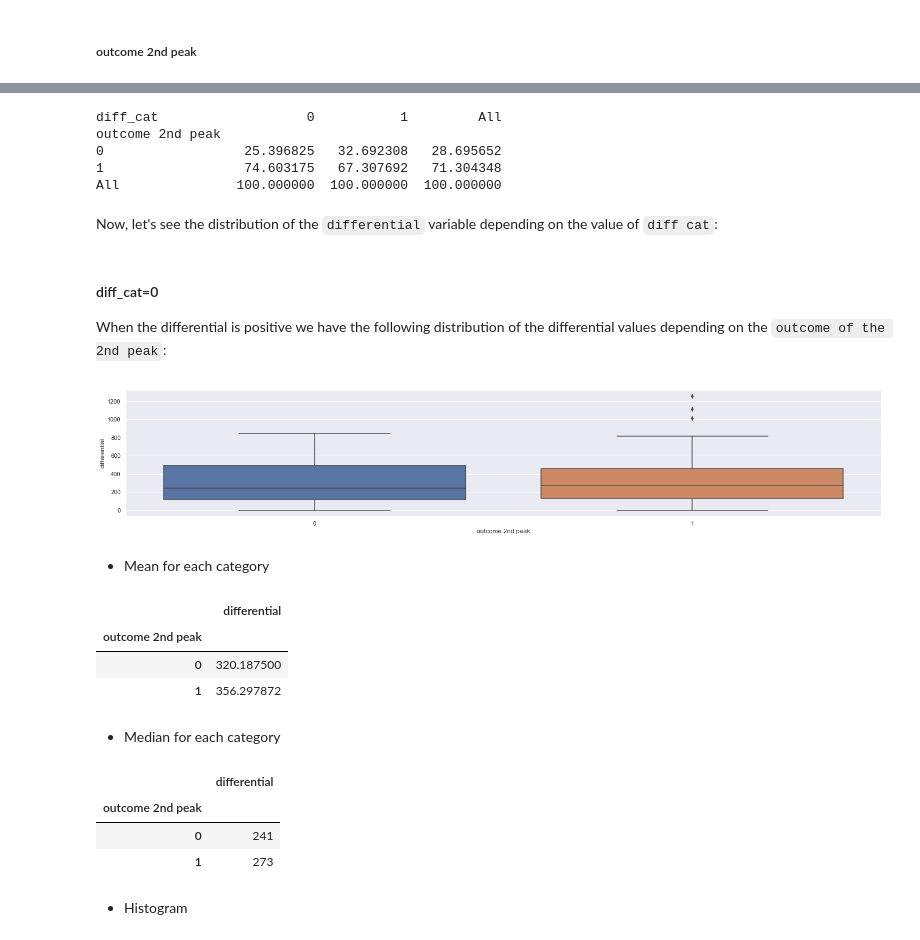
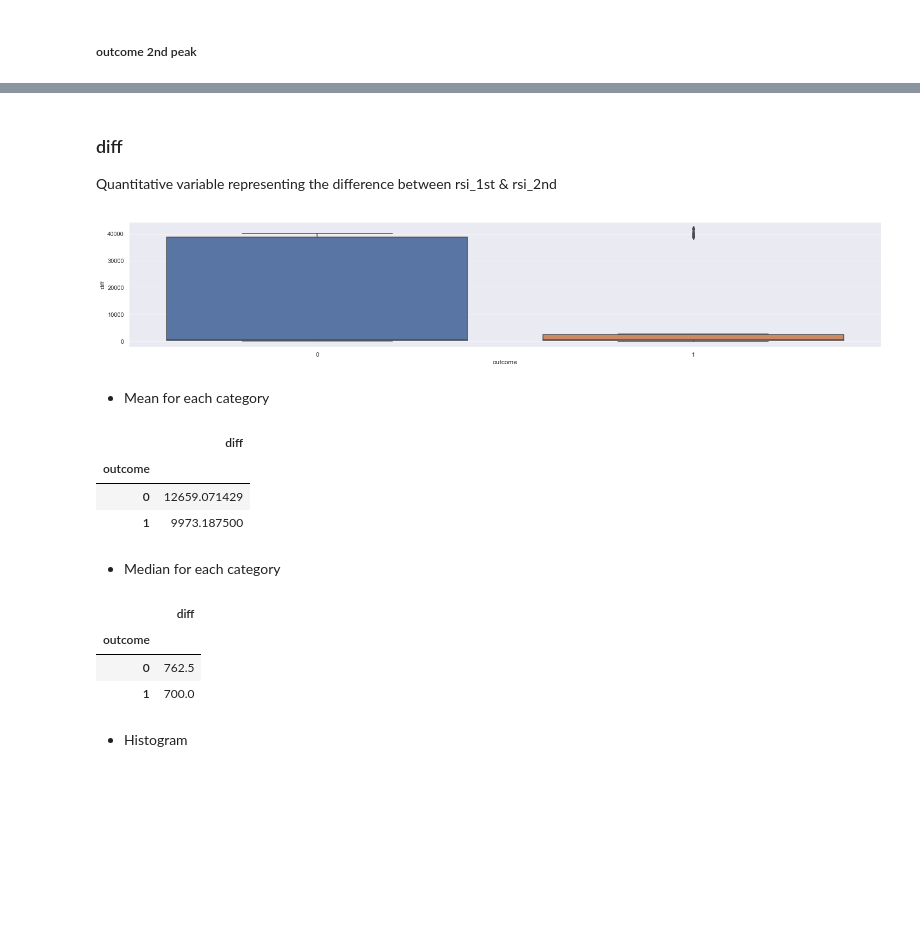
Before and after one commit to FOREXfunguru/FOREX, a Jupyter notebook: notebooks/Counter doubletop trades.ipynb, the cells around one changed output, grey strips where cells are left out. Drawn from its saved outputs; the diff is of its cells as text; code cells hidden in the pictures; blank space fills up the shorter version.

```diff
--- a/notebooks/Counter doubletop trades.ipynb
+++ b/notebooks/Counter doubletop trades.ipynb
@@ -868,2 +505,0 @@ This variable contains the ratio between 'length of trend 1st peak'/'length in p
-# %%
-DF['pips_ratio']=DF['length in pips'].astype(int)/DF['length of trend 1st peak'].astype(int)
@@ -1032,9 +556,9 @@ DF.groupby("outcome 2nd peak").agg({'bounces 1st peak': 'median'})
 #### Binning data
 Let's bin the data into a certain number of categories
 # %%
-max_v=max(DF['bounces 1st peak'])
+max_v=max(DF['bounces'])
 
 custom_bins_array = np.arange(0, max_v, 1)
 
-DF['bounces 1st peak_cat']=pd.cut(DF['bounces 1st peak'], np.around(custom_bins_array))
+DF['bounces peak_cat']=pd.cut(DF['bounces'], np.around(custom_bins_array))
 # %% [markdown]
@@ -1073,2 +578,0 @@ This numerical variable represents the value of the RSI indicator for the 2nd pe
-# %%
-DF['rsi_inarea_2nd']=DF['RSI 2nd peak'].apply(in_RSIarea)
@@ -1139,0 +607,6 @@ DF.groupby("outcome 2nd peak").agg({'valley': 'mean'})
+# %%
+max_v=max(DF['bounces_lasttime'])
+
+custom_bins_array = np.arange(0, max_v, 1)
+
+DF['bounces peak_cat']=pd.cut(DF['bounces_lasttime'], np.around(custom_bins_array))
@@ -1225,14 +693,0 @@ It's is easier to visualize the relationship if we calculate the percentages:
-# %%
-propStrength=(div_class/div_class.loc["All"])*100
-print(propStrength)
-# %% [output]
-diff_cat                   0           1         All
-outcome 2nd peak
-0                  25.396825   32.692308   28.695652
-1                  74.603175   67.307692   71.304348
-All               100.000000  100.000000  100.000000
-# %% [markdown]
-Now, let's see the distribution of the `differential` variable depending on the value of `diff cat`:
-# %% [markdown]
-#### diff_cat=0
-When the differential is positive we have the following distribution of the differential values depending on the `outcome of the 2nd peak`:
@@ -1241,25 +694,28 @@ diff_cat0_DF=DF[DF.loc[:,"diff_cat"]==0]
+# %% [markdown]
+### diff
+Quantitative variable representing the difference between rsi_1st & rsi_2nd
 # %%
-ax = sns.boxplot(x="outcome 2nd peak", y="differential", data=diff_cat0_DF)
+ax = sns.boxplot(x="outcome", y="diff", data=DF)
 # %% [output]
-[figure, old version]
+[figure, new version]
 # %% [markdown]
 * Mean for each category
 # %%
-diff_cat0_DF.groupby("outcome 2nd peak").agg({'differential': 'mean'})
+DF.groupby("outcome").agg({'diff': 'mean'})
 # %% [output]
-|  | differential |
-| outcome 2nd peak |  |
-| 0 | 320.187500 |
-| 1 | 356.297872 |
+|  | diff |
+| outcome |  |
+| 0 | 12659.071429 |
+| 1 | 9973.187500 |
 # %% [markdown]
 * Median for each category
 # %%
-diff_cat0_DF.groupby("outcome 2nd peak").agg({'differential': 'median'})
+DF.groupby("outcome").agg({'diff': 'median'})
 # %% [output]
-|  | differential |
-| outcome 2nd peak |  |
-| 0 | 241 |
-| 1 | 273 |
+|  | diff |
+| outcome |  |
+| 0 | 762.5 |
+| 1 | 700.0 |
 # %% [markdown]
 * Histogram
 # %%
```
Also changed, not shown: parts of 220 cells of this notebook, 2 other files.
